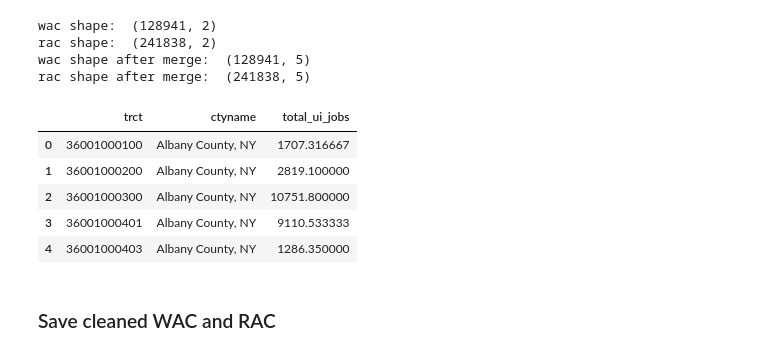
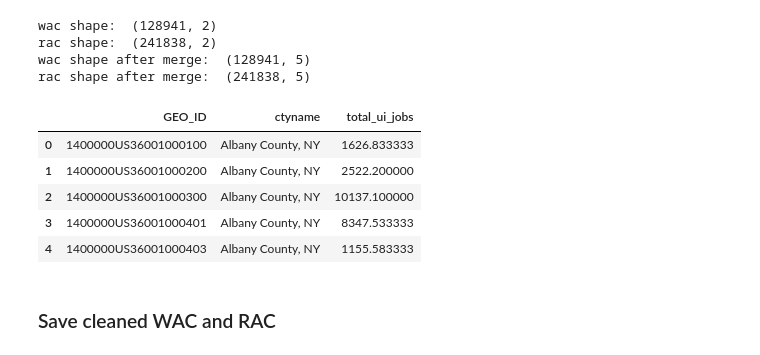
Before and after one commit to community-insight-impact/cvi_ucla_partnership, a Jupyter notebook: notebooks/UCLA_UI.ipynb, the cells around one changed output. Cells and saved outputs as stored; diff of their text form; code cells hidden in the pictures.

```diff
--- a/notebooks/UCLA_UI.ipynb
+++ b/notebooks/UCLA_UI.ipynb
@@ -57,12 +57,12 @@ import numpy as np
 # %% [markdown]
 ## Clean LEHD data
 # %%
-path = '../../data/UI_coverage/'
+path = '../data/UI_coverage/'
 wac = {}
 rac = {}
 for i in range(2013,2018):
-    wac[i] = pd.read_csv(path+'ny_wac_S000_JT02_' +str(i) + '.csv', low_memory=False)      # Workplace Area Characteristics (WAC)
-    rac[i] = pd.read_csv(path+'ny_rac_S000_JT02_' +str(i) + '.csv', low_memory=False)      # RAC: Residence Area Characteristics (RAC)
+    wac[i] = pd.read_csv(path+'ny_wac_S000_JT03_' +str(i) + '.csv', low_memory=False)      # Workplace Area Characteristics (WAC)
+    rac[i] = pd.read_csv(path+'ny_rac_S000_JT03_' +str(i) + '.csv', low_memory=False)      # RAC: Residence Area Characteristics (RAC)
 
 code = pd.read_csv(path+'ny_xwalk.csv',low_memory=False)                                   # Census Block Code to Census Tract Code lookup table
 # %%
@@ -108,8 +108,8 @@ code = code[['tabblk2010','trct','ctyname']]
 # map Census Block Code to Census Tract Code
 print('wac shape: ', wac_avg.shape)
 print('rac shape: ', rac_avg.shape)
-wac_avg = wac_avg.merge(code, left_on='w_geocode', right_on='tabblk2010')
-rac_avg = rac_avg.merge(code, left_on='h_geocode', right_on='tabblk2010')
+wac_avg = wac_avg.merge(code, left_on='w_geocode', right_on='tabblk2010').rename(columns={'trct':'GEO_ID'})
+rac_avg = rac_avg.merge(code, left_on='h_geocode', right_on='tabblk2010').rename(columns={'trct':'GEO_ID'})
 # check missing after merging
 print('wac shape after merge: ', wac_avg.shape)
 print('rac shape after merge: ', rac_avg.shape)
@@ -120,20 +120,20 @@ wac shape after merge:  (128941, 5)
 rac shape after merge:  (241838, 5)
 # %%
 # recalculate # ui using Census Tract Code
-wac_avg = wac_avg.groupby(['trct','ctyname']).agg({'total_ui_jobs':'sum'}).reset_index()
-wac_avg['trct'] = wac_avg['trct'].astype(str)
+wac_avg = wac_avg.groupby(['GEO_ID','ctyname']).agg({'total_ui_jobs':'sum'}).reset_index()
+wac_avg['GEO_ID'] = '1400000US' + wac_avg['GEO_ID'].astype(str)
 
-rac_avg = rac_avg.groupby(['trct','ctyname']).agg({'total_ui_jobs':'sum'}).reset_index()
-rac_avg['trct'] = rac_avg['trct'].astype(str)
+rac_avg = rac_avg.groupby(['GEO_ID','ctyname']).agg({'total_ui_jobs':'sum'}).reset_index()
+rac_avg['GEO_ID'] = '1400000US' + rac_avg['GEO_ID'].astype(str)
 
 wac_avg.head()
 # %% [output]
-|  | trct | ctyname | total_ui_jobs |
-| 0 | 36001000100 | Albany County, NY | 1707.316667 |
-| 1 | 36001000200 | Albany County, NY | 2819.100000 |
-| 2 | 36001000300 | Albany County, NY | 10751.800000 |
-| 3 | 36001000401 | Albany County, NY | 9110.533333 |
-| 4 | 36001000403 | Albany County, NY | 1286.350000 |
+|  | GEO_ID | ctyname | total_ui_jobs |
+| 0 | 1400000US36001000100 | Albany County, NY | 1626.833333 |
+| 1 | 1400000US36001000200 | Albany County, NY | 2522.200000 |
+| 2 | 1400000US36001000300 | Albany County, NY | 10137.100000 |
+| 3 | 1400000US36001000401 | Albany County, NY | 8347.533333 |
+| 4 | 1400000US36001000403 | Albany County, NY | 1155.583333 |
 # %% [markdown]
 ### Save cleaned WAC and RAC
 # %%
```
Also changed, not shown: parts of 5 cells of this notebook, 5 other files.
